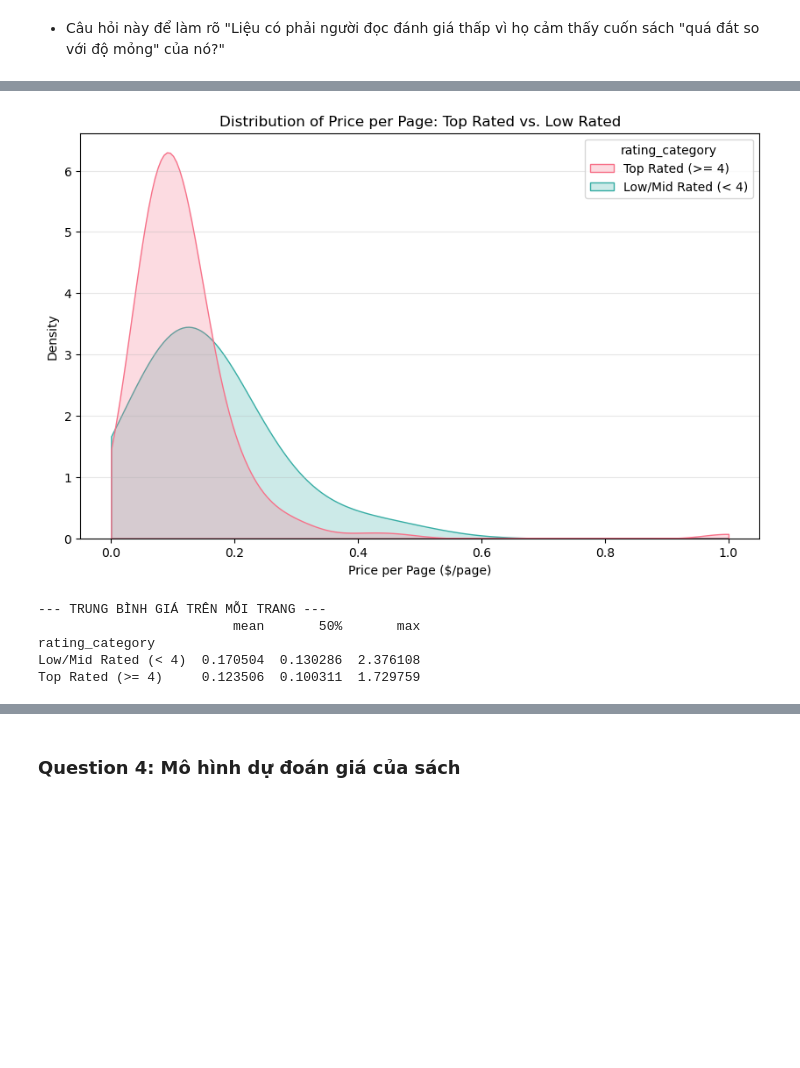
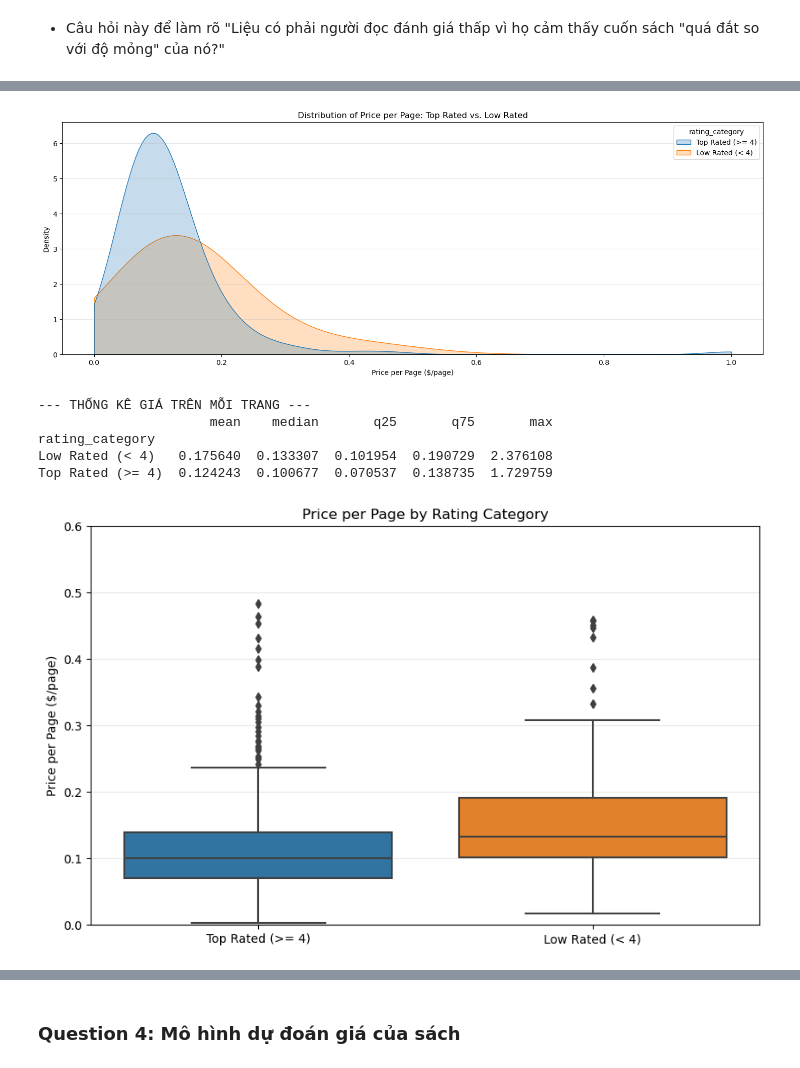
Before and after one commit to dihungg/amazonbook, a Jupyter notebook: Question.ipynb, the cells around one changed output, grey strips where cells are left out. Drawn from its saved outputs; the diff is of its cells as text; code cells hidden in the pictures; blank space fills up the shorter version.

```diff
--- a/Question.ipynb
+++ b/Question.ipynb
@@ -170,7 +144,7 @@ dtype: object
 # %%
 # Xử lý phần trăm thiếu ở các cột quan trọng
-# Đối với cột price thay giá trị nan bằng unknown
-Amazon_books['price'].fillna('unknown', inplace=True)
+# # Đối với cột price thay giá trị nan bằng unknown
+# Amazon_books['price'].fillna('unknown', inplace=True)
 
 # Thay giá trị 0 với các cột
 cols_fill_zero = [
@@ -186,7 +160,3 @@ cols_fill_mean = ['weight_lbs', 'volume']
 for col in cols_fill_mean:
     mean_value = Amazon_books[col].mean()
     Amazon_books[col] = Amazon_books[col].fillna(mean_value)
-
-# Thay giá trị xuất hiện nhiều nhất với cột pages
-most_frequent_pages = Amazon_books['pages'].mode()[0]
-Amazon_books['pages'] = Amazon_books['pages'].fillna(most_frequent_pages)
@@ -517,47 +475,76 @@ Amazon_books_Q3['price_per_page'] = Amazon_books_Q3['price'] / Amazon_books_Q3['
 
 # 2. Phân nhóm
 # Nhóm Thấp: < 4
 # Nhóm Cao: >= 4.0
 def categorize_rating(score):
     if score < 4:
-        return 'Low/Mid Rated (< 4)'
+        return 'Low Rated (< 4)'
     elif score >= 4:
         return 'Top Rated (>= 4)'
     else:
         return 'Average'
 
 Amazon_books_Q3['rating_category'] = Amazon_books_Q3['avg_reviews'].apply(categorize_rating)
 
 # Lọc bỏ nhóm Average để so sánh 2 cực đối lập cho rõ
 comparison_df = Amazon_books_Q3[Amazon_books_Q3['rating_category'] != 'Average'].copy()
 
 # Xử lý vô cực hoặc NaN nếu có (do chia cho 0)
 comparison_df.replace([np.inf, -np.inf], np.nan, inplace=True)
 comparison_df.dropna(subset=['price_per_page'], inplace=True)
 
 # 3. Trực quan hóa: KDE Plot (Biểu đồ mật độ)
-plt.figure(figsize=(10, 6))
+plt.figure(figsize=(18, 6))
 
-sns.kdeplot(data=comparison_df, x='price_per_page', hue='rating_category',
-            fill=True, palette='husl', common_norm=False, clip=(0, 1.0))
-
+sns.kdeplot(
+    data=comparison_df,
+    x='price_per_page',
+    hue='rating_category',
+    fill=True,
+    common_norm=False,
+    clip=(0, 1.0)
+)
 
 plt.title('Distribution of Price per Page: Top Rated vs. Low Rated')
 plt.xlabel('Price per Page ($/page)')
 plt.ylabel('Density')
 plt.grid(axis='y', alpha=0.3)
 plt.show()
 
-# 4. Thống kê con số cụ thể
-print("--- TRUNG BÌNH GIÁ TRÊN MỖI TRANG ---")
-print(comparison_df.groupby('rating_category')['price_per_page'].describe()[['mean', '50%', 'max']])
+stats_table = comparison_df.groupby('rating_category')['price_per_page'].agg(
+    mean='mean',
+    median='median',
+    q25=lambda x: x.quantile(0.25),
+    q75=lambda x: x.quantile(0.75),
+    max='max'
+)
+
+print('--- THỐNG KÊ GIÁ TRÊN MỖI TRANG ---')
+print(stats_table)
 # %% [output]
-[figure, old version]
+[figure, new version]
---- TRUNG BÌNH GIÁ TRÊN MỖI TRANG ---
-                         mean       50%       max
+--- THỐNG KÊ GIÁ TRÊN MỖI TRANG ---
+                      mean    median       q25       q75       max
 rating_category
-Low/Mid Rated (< 4)  0.170504  0.130286  2.376108
-Top Rated (>= 4)     0.123506  0.100311  1.729759
+Low Rated (< 4)   0.175640  0.133307  0.101954  0.190729  2.376108
+Top Rated (>= 4)  0.124243  0.100677  0.070537  0.138735  1.729759
+# %%
+plt.figure(figsize=(10, 6))
+
+sns.boxplot(
+    data=comparison_df,
+    x='rating_category',
+    y='price_per_page'
+)
+
+plt.ylim(0, 0.6)   # zoom vùng có ý nghĩa
+plt.title('Price per Page by Rating Category')
+plt.xlabel('')
+plt.ylabel('Price per Page ($/page)')
+plt.grid(axis='y', alpha=0.3)
+plt.show()
+# %% [output]
+[figure, added]
 # %% [markdown]
 ###
 * **Phân tích hành vi tiêu dùng:** Xác định xem độc giả Amazon coi trọng "Giá trị đồng tiền" (Value for money) như thế nào.
```
Also changed, not shown: parts of 23 cells of this notebook.
